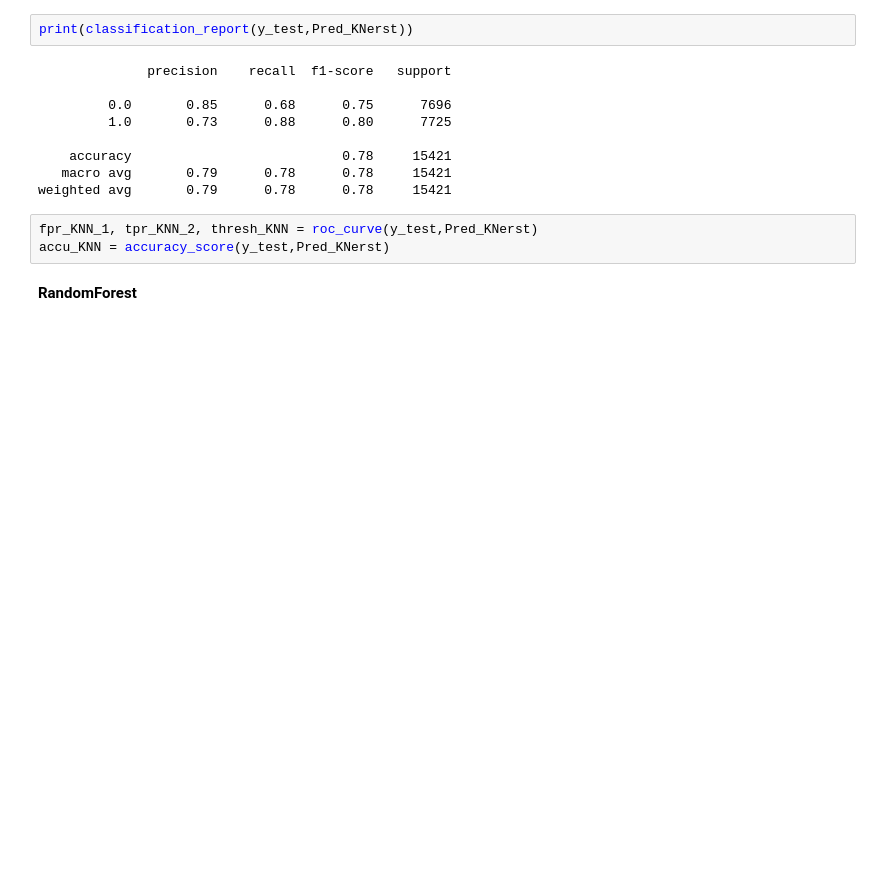
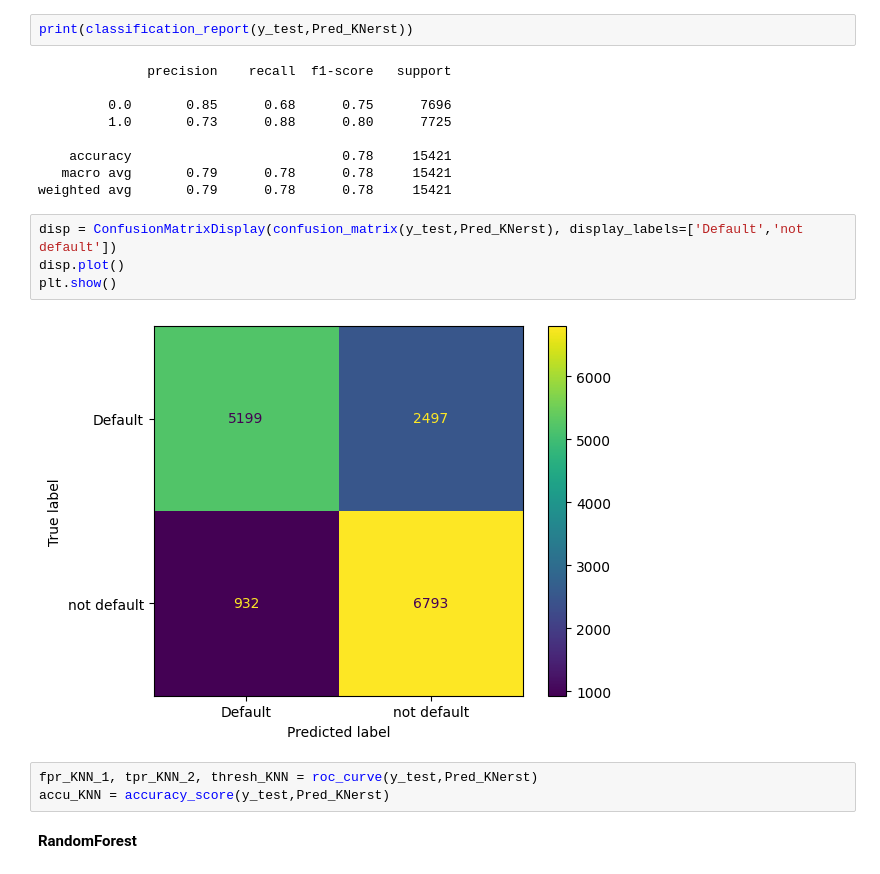
Before and after one commit to SaamarthMeston/Capstone-Project-3---Credit-card-default, a Jupyter notebook: Capston_project_3_(Credit_car_default_prediction).ipynb, the cells around one changed output. Cells and saved outputs as stored; diff of their text form; blank space fills up the shorter version.

```diff
--- a/Capston_project_3_(Credit_car_default_prediction).ipynb
+++ b/Capston_project_3_(Credit_car_default_prediction).ipynb
@@ -443,6 +460,12 @@ print(classification_report(y_test,Pred_KNerst))
     accuracy                           0.78     15421
    macro avg       0.79      0.78      0.78     15421
 weighted avg       0.79      0.78      0.78     15421
+# %%
+disp = ConfusionMatrixDisplay(confusion_matrix(y_test,Pred_KNerst), display_labels=['Default','not default'])
+disp.plot()
+plt.show()
+# %% [output]
+[figure, added]
 # %%
 fpr_KNN_1, tpr_KNN_2, thresh_KNN = roc_curve(y_test,Pred_KNerst)
 accu_KNN = accuracy_score(y_test,Pred_KNerst)
```
Also changed, not shown: parts of 7 cells of this notebook.
